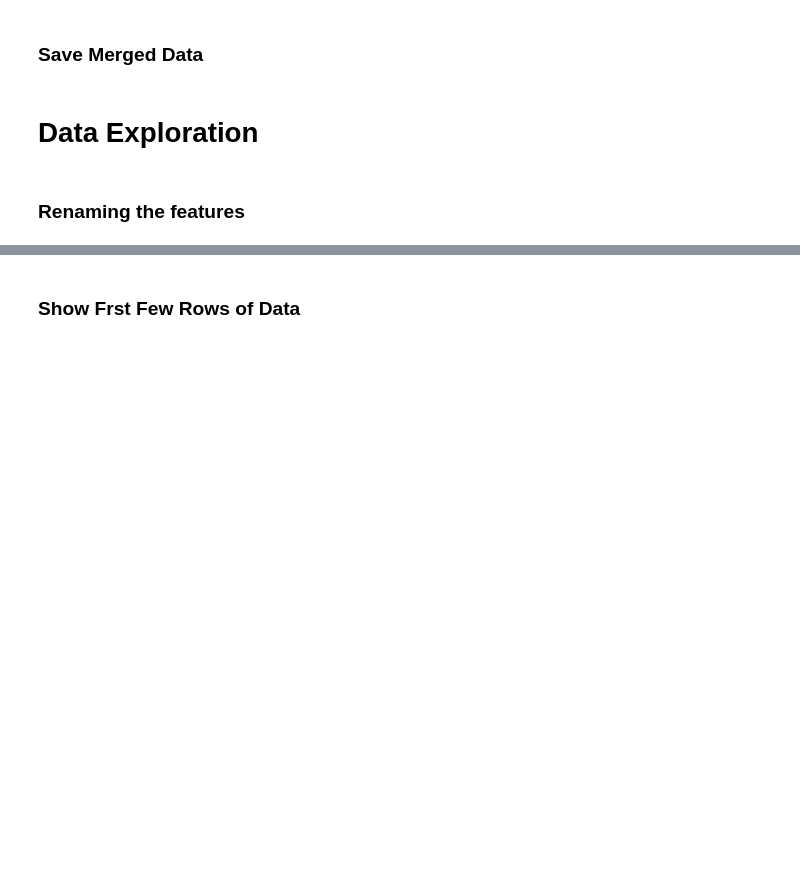
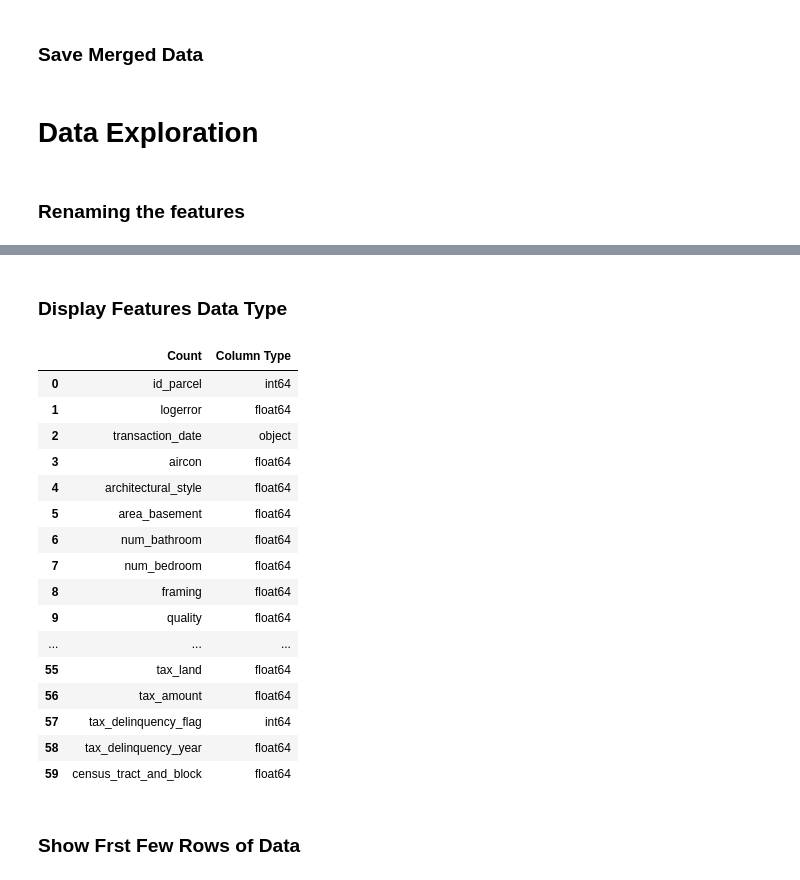
Before and after one commit to nakamura41/KE5206_CA_1, a Jupyter notebook: Zillow/KE5206_Computational_Intelligence_I_CA_1.ipynb, the cells around one changed output, grey strips where cells are left out. Saved outputs shown, nothing was run; the diff lists cells and outputs as text; code cells hidden in the pictures; blank space fills up the shorter version.

```diff
--- a/Zillow/KE5206_Computational_Intelligence_I_CA_1.ipynb
+++ b/Zillow/KE5206_Computational_Intelligence_I_CA_1.ipynb
@@ -116,3 +108,29 @@ max               99.000000            6.111009e+13
+# %% [markdown]
+### Display Features Data Type
+# %%
+pd.options.display.max_rows = 65
+
+dtype_df = merged_df.dtypes.reset_index()
+dtype_df.columns = ["Count", "Column Type"]
+dtype_df
+# %% [output]
+|  | Count | Column Type |
+| 0 | id_parcel | int64 |
+| 1 | logerror | float64 |
+| 2 | transaction_date | object |
+| 3 | aircon | float64 |
+| 4 | architectural_style | float64 |
+| 5 | area_basement | float64 |
+| 6 | num_bathroom | float64 |
+| 7 | num_bedroom | float64 |
+| 8 | framing | float64 |
+| 9 | quality | float64 |
+| ... | ... | ... |
+| 55 | tax_land | float64 |
+| 56 | tax_amount | float64 |
+| 57 | tax_delinquency_flag | int64 |
+| 58 | tax_delinquency_year | float64 |
+| 59 | census_tract_and_block | float64 |
 # %% [markdown]
 ### Show Frst Few Rows of Data
 # %%
```
Also changed, not shown: parts of 25 cells of this notebook.
